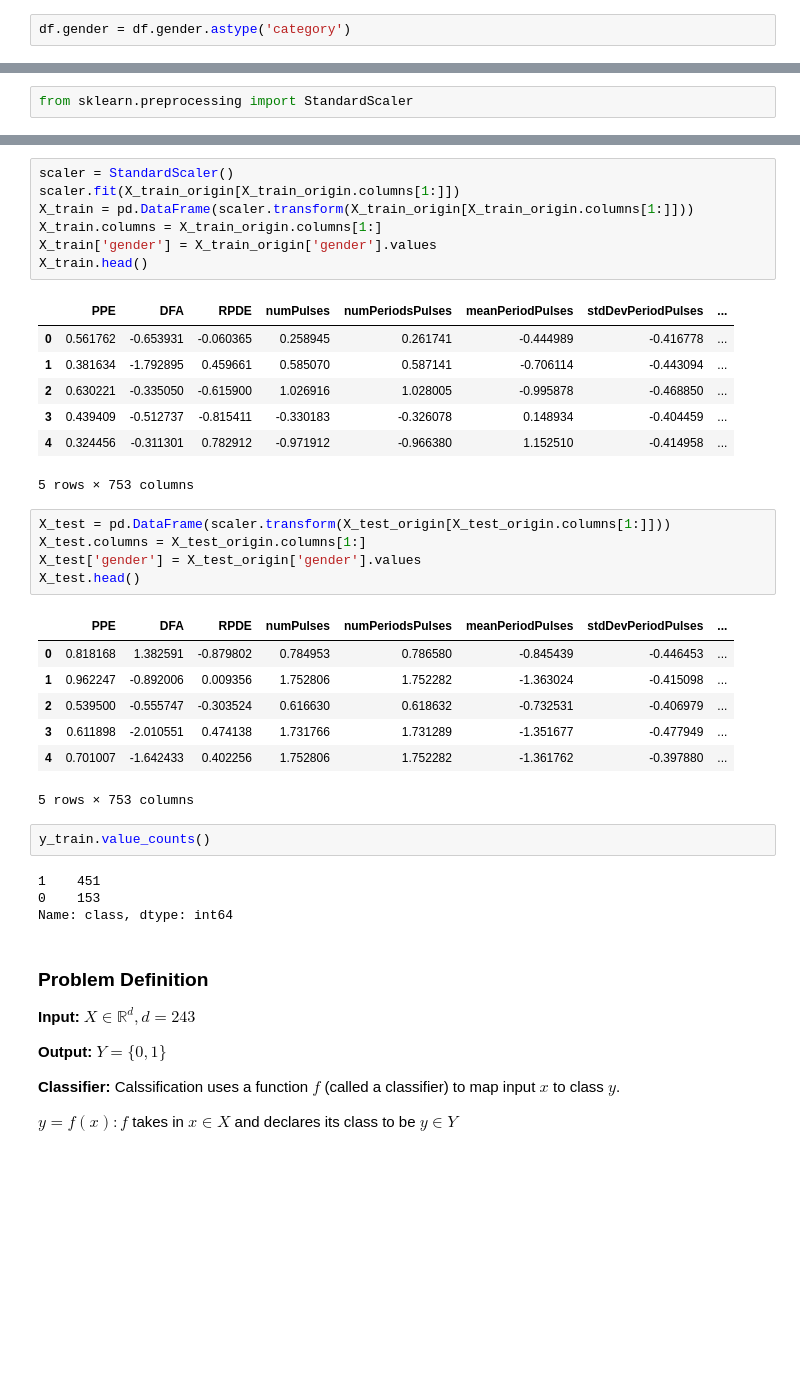
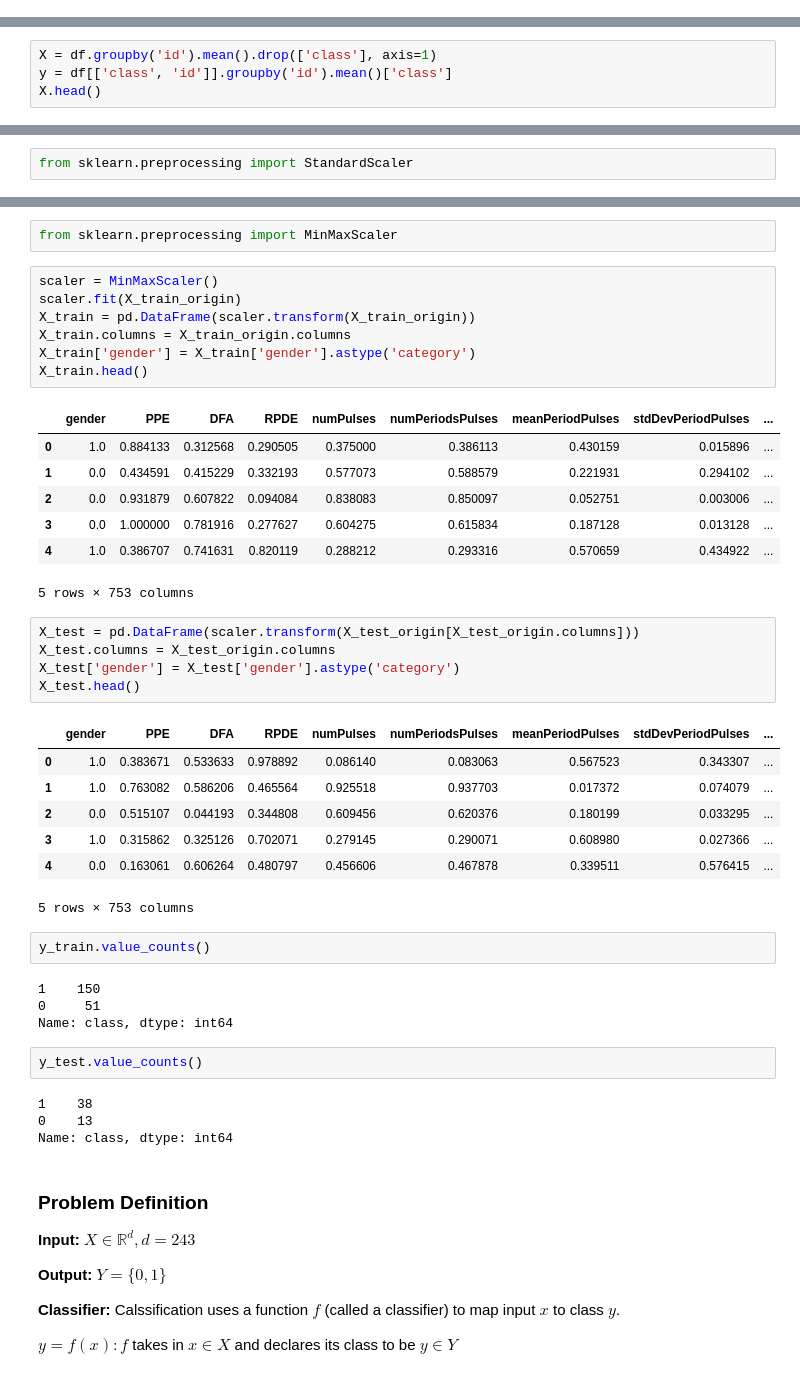
Before and after one commit to byrontang/project-parkinsons-disease-classification, a Jupyter notebook: models-and-algorithms.ipynb, the cells around one changed output, grey strips where cells are left out. Saved outputs shown, nothing was run; the diff lists cells and outputs as text; blank space fills up the shorter version.

```diff
--- a/models-and-algorithms.ipynb
+++ b/models-and-algorithms.ipynb
@@ -103,2 +106,0 @@ The data consists of 3 records for each patient, and all the columns, except for
-# %%
-df.gender = df.gender.astype('category')
@@ -118,0 +109,4 @@ X.head()
+# %%
+X = df.groupby('id').mean().drop(['class'], axis=1)
+y = df[['class', 'id']].groupby('id').mean()['class']
+X.head()
@@ -141,37 +148,45 @@ X_train_origin.head()
+# %%
+from sklearn.preprocessing import MinMaxScaler
 # %%
-scaler = StandardScaler()
-scaler.fit(X_train_origin[X_train_origin.columns[1:]])
-X_train = pd.DataFrame(scaler.transform(X_train_origin[X_train_origin.columns[1:]]))
-X_train.columns = X_train_origin.columns[1:]
-X_train['gender'] = X_train_origin['gender'].values
+scaler = MinMaxScaler()
+scaler.fit(X_train_origin)
+X_train = pd.DataFrame(scaler.transform(X_train_origin))
+X_train.columns = X_train_origin.columns
+X_train['gender'] = X_train['gender'].astype('category')
 X_train.head()
 # %% [output]
-|  | PPE | DFA | RPDE | numPulses | numPeriodsPulses | meanPeriodPulses | stdDevPeriodPulses | ... |
-| 0 | 0.561762 | -0.653931 | -0.060365 | 0.258945 | 0.261741 | -0.444989 | -0.416778 | ... |
-| 1 | 0.381634 | -1.792895 | 0.459661 | 0.585070 | 0.587141 | -0.706114 | -0.443094 | ... |
-| 2 | 0.630221 | -0.335050 | -0.615900 | 1.026916 | 1.028005 | -0.995878 | -0.468850 | ... |
-| 3 | 0.439409 | -0.512737 | -0.815411 | -0.330183 | -0.326078 | 0.148934 | -0.404459 | ... |
-| 4 | 0.324456 | -0.311301 | 0.782912 | -0.971912 | -0.966380 | 1.152510 | -0.414958 | ... |
+|  | gender | PPE | DFA | RPDE | numPulses | numPeriodsPulses | meanPeriodPulses | stdDevPeriodPulses | ... |
+| 0 | 1.0 | 0.884133 | 0.312568 | 0.290505 | 0.375000 | 0.386113 | 0.430159 | 0.015896 | ... |
+| 1 | 0.0 | 0.434591 | 0.415229 | 0.332193 | 0.577073 | 0.588579 | 0.221931 | 0.294102 | ... |
+| 2 | 0.0 | 0.931879 | 0.607822 | 0.094084 | 0.838083 | 0.850097 | 0.052751 | 0.003006 | ... |
+| 3 | 0.0 | 1.000000 | 0.781916 | 0.277627 | 0.604275 | 0.615834 | 0.187128 | 0.013128 | ... |
+| 4 | 1.0 | 0.386707 | 0.741631 | 0.820119 | 0.288212 | 0.293316 | 0.570659 | 0.434922 | ... |
 5 rows × 753 columns
 # %%
-X_test = pd.DataFrame(scaler.transform(X_test_origin[X_test_origin.columns[1:]]))
-X_test.columns = X_test_origin.columns[1:]
-X_test['gender'] = X_test_origin['gender'].values
+X_test = pd.DataFrame(scaler.transform(X_test_origin[X_test_origin.columns]))
+X_test.columns = X_test_origin.columns
+X_test['gender'] = X_test['gender'].astype('category')
 X_test.head()
 # %% [output]
-|  | PPE | DFA | RPDE | numPulses | numPeriodsPulses | meanPeriodPulses | stdDevPeriodPulses | ... |
-| 0 | 0.818168 | 1.382591 | -0.879802 | 0.784953 | 0.786580 | -0.845439 | -0.446453 | ... |
-| 1 | 0.962247 | -0.892006 | 0.009356 | 1.752806 | 1.752282 | -1.363024 | -0.415098 | ... |
-| 2 | 0.539500 | -0.555747 | -0.303524 | 0.616630 | 0.618632 | -0.732531 | -0.406979 | ... |
-| 3 | 0.611898 | -2.010551 | 0.474138 | 1.731766 | 1.731289 | -1.351677 | -0.477949 | ... |
-| 4 | 0.701007 | -1.642433 | 0.402256 | 1.752806 | 1.752282 | -1.361762 | -0.397880 | ... |
+|  | gender | PPE | DFA | RPDE | numPulses | numPeriodsPulses | meanPeriodPulses | stdDevPeriodPulses | ... |
+| 0 | 1.0 | 0.383671 | 0.533633 | 0.978892 | 0.086140 | 0.083063 | 0.567523 | 0.343307 | ... |
+| 1 | 1.0 | 0.763082 | 0.586206 | 0.465564 | 0.925518 | 0.937703 | 0.017372 | 0.074079 | ... |
+| 2 | 0.0 | 0.515107 | 0.044193 | 0.344808 | 0.609456 | 0.620376 | 0.180199 | 0.033295 | ... |
+| 3 | 1.0 | 0.315862 | 0.325126 | 0.702071 | 0.279145 | 0.290071 | 0.608980 | 0.027366 | ... |
+| 4 | 0.0 | 0.163061 | 0.606264 | 0.480797 | 0.456606 | 0.467878 | 0.339511 | 0.576415 | ... |
 5 rows × 753 columns
 # %%
 y_train.value_counts()
 # %% [output]
-1    451
-0    153
+1    150
+0     51
 Name: class, dtype: int64
+# %%
+y_test.value_counts()
+# %% [output]
+1    38
+0    13
+Name: class, dtype: int64
 # %% [markdown]
 ### Problem Definition
 **Input:** $X \in \mathbb{R}^{d}, d = 243$
```
Also changed, not shown: parts of 55 cells of this notebook.
